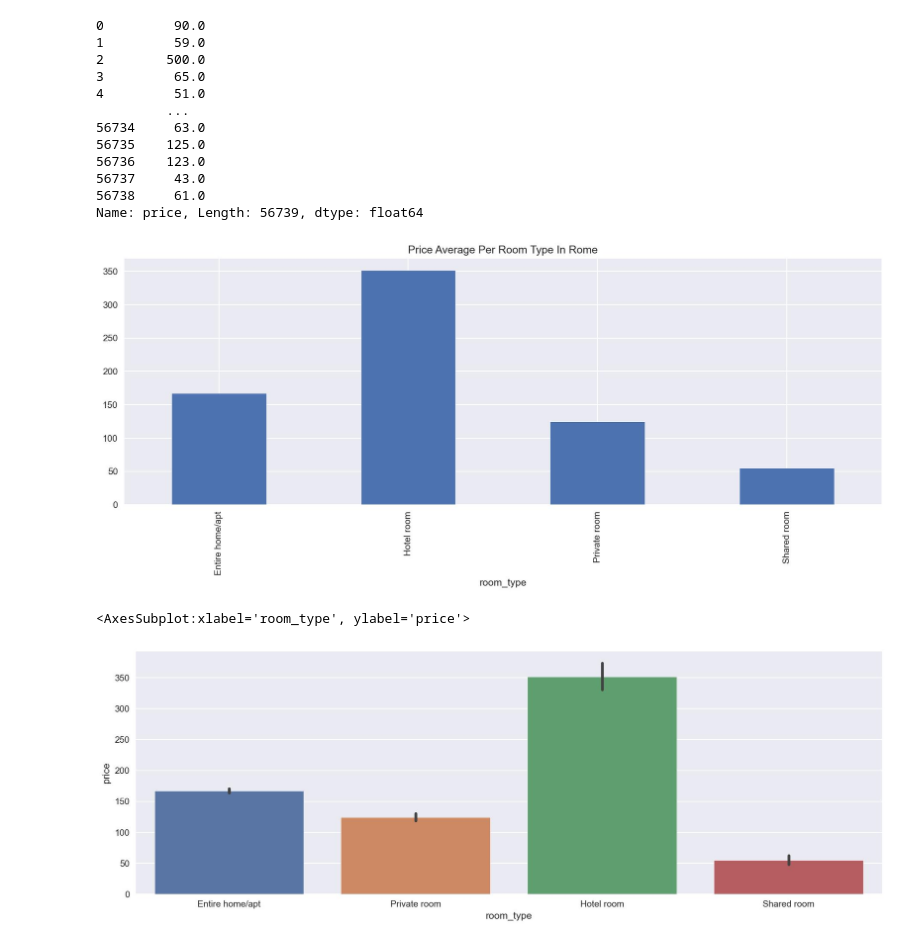
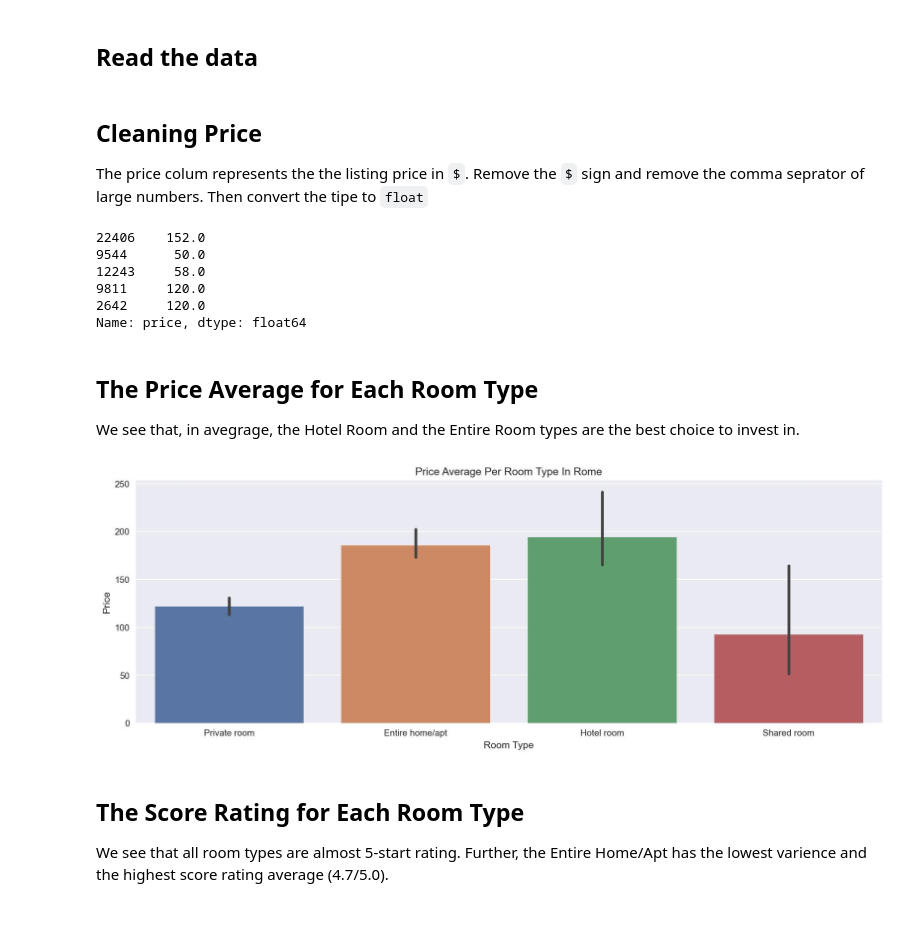
Before and after one commit to mhaln3mi/Airbnb-Rome-EDA, a Jupyter notebook: models.ipynb, the cells around one changed output. Cells and saved outputs as stored; diff of their text form; code cells hidden in the pictures; blank space fills up the shorter version.

```diff
--- a/models.ipynb
+++ b/models.ipynb
@@ -15,37 +15,40 @@ plt.style.use('seaborn')
 plt.rcParams['figure.figsize'] = (10, 5)
 plt.rcParams['figure.dpi'] = 150
 sns.rcmod.set({'figure.figsize': (15, 5)})
+# %% [markdown]
+## Read the data
 # %%
-df = pd.read_csv('/Users/ammar-imac/Downloads/listings.csv.gz')
+df = pd.read_csv('./data/listings-detailed.csv')
+# %% [markdown]
+## Cleaning Price
+The price colum represents the the listing price in `$`. Remove the `$` sign and remove the comma seprator of large numbers. Then convert the tipe to `float`
 # %%
 # remove `$` from price cells
-df['price'] = df['price'].apply(lambda x: x[1:])
+df['price'] = df['price'].apply(lambda x: x[1:] if x[0] == '$' else x)
 # remove comma for large number
 df['price'] = df['price'].apply(lambda x: x.replace(',', ''))
+# make price type as `float`
 df['price'] = df['price'].astype(float)
-df['price']
+df['price'].sample(5)
 # %% [output]
-0         90.0
-1         59.0
-2        500.0
-3         65.0
-4         51.0
-         ...
-56734     63.0
-56735    125.0
-56736    123.0
-56737     43.0
-56738     61.0
-Name: price, Length: 56739, dtype: float64
+22406    152.0
+9544      50.0
+12243     58.0
+9811     120.0
+2642     120.0
+Name: price, dtype: float64
+# %% [markdown]
+## The Price Average for Each Room Type
+We see that, in avegrage, the Hotel Room and the Entire Room types are the best choice to invest in.
 # %%
-df.groupby('room_type')['price'].mean().plot.bar()
+sns.barplot(data=df, x='room_type', y='price')
 plt.title('price average per room type in rome'.title())
+plt.xlabel('Room Type')
+plt.ylabel('Price')
 plt.show()
 # %% [output]
-[figure, old version]
+[figure, new version]
-# %%
-sns.barplot(data=df, x='room_type', y='price')
-# %% [output]
-<AxesSubplot:xlabel='room_type', ylabel='price'>
-[figure, removed]
+# %% [markdown]
+## The Score Rating for Each Room Type
+We see that all room types are almost 5-start rating. Further, the Entire Home/Apt  has the lowest varience and the highest score rating average (4.7/5.0).
 # %%
```
Also changed, not shown: parts of 14 cells of this notebook.
